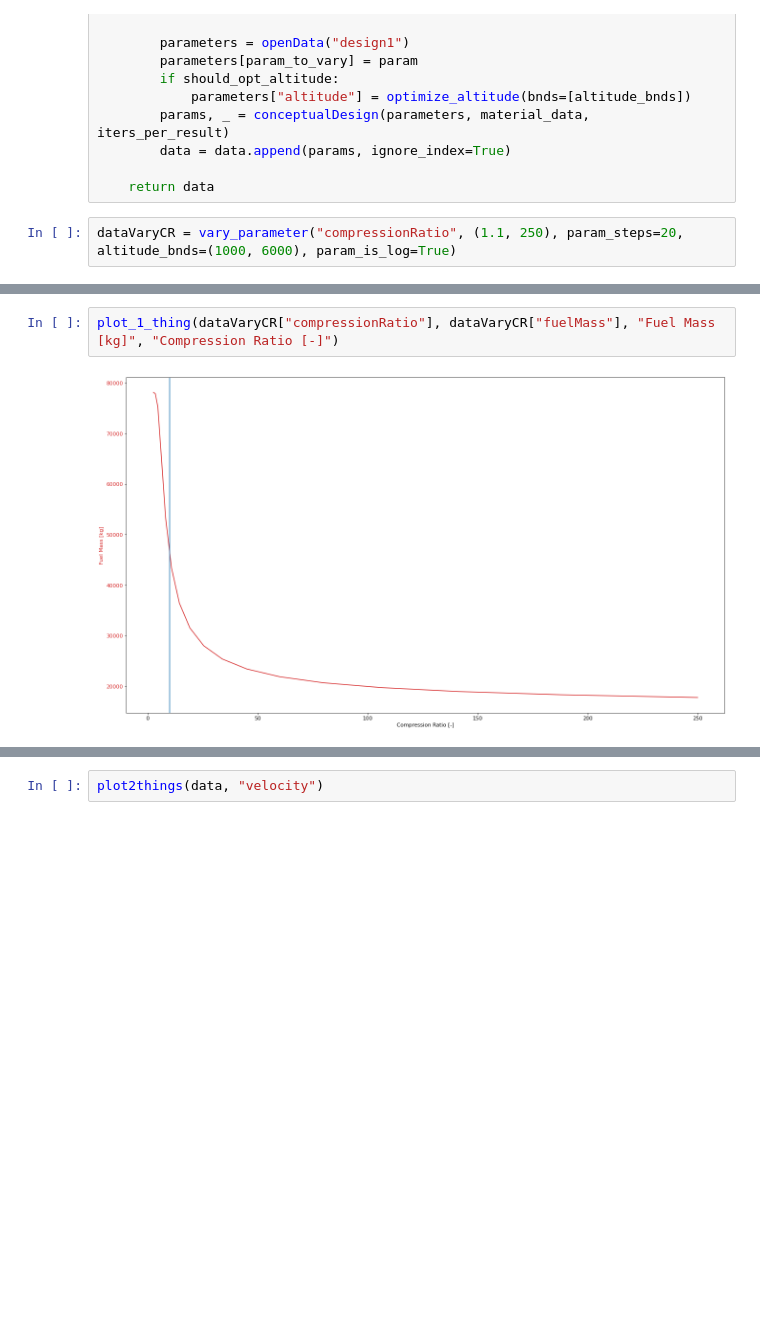
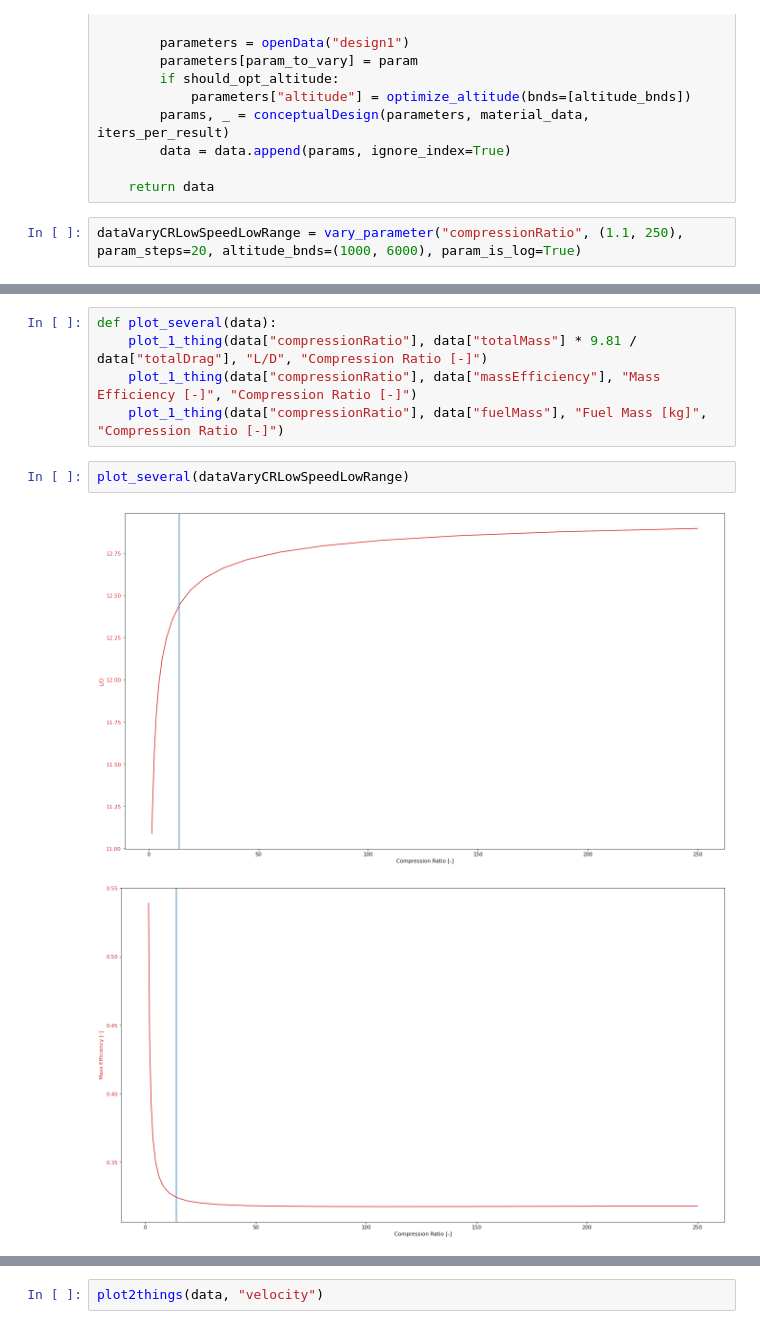
Before and after one commit to sashalikesplanes/AircraftPrelimenaryDesignTool, a Jupyter notebook: DataExploration.ipynb, the cells around one changed output, grey strips where cells are left out. Cells and saved outputs as stored; diff of their text form; blank space fills up the shorter version.

```diff
--- a/DataExploration.ipynb
+++ b/DataExploration.ipynb
@@ -31,5 +31,5 @@ def vary_parameter(param_to_vary, param_bounds, param_steps, param_is_log=False,
 
     return data
 # %%
-dataVaryCR = vary_parameter("compressionRatio", (1.1, 250), param_steps=20, altitude_bnds=(1000, 6000), param_is_log=True)
+dataVaryCRLowSpeedLowRange = vary_parameter("compressionRatio", (1.1, 250), param_steps=20, altitude_bnds=(1000, 6000), param_is_log=True)
 # %% [output]
@@ -68,4 +47,10 @@ nan 2.5 5000000 100
+# %%
+def plot_several(data):
+    plot_1_thing(data["compressionRatio"], data["totalMass"] * 9.81 / data["totalDrag"], "L/D", "Compression Ratio [-]")
+    plot_1_thing(data["compressionRatio"], data["massEfficiency"], "Mass Efficiency [-]", "Compression Ratio [-]")
+    plot_1_thing(data["compressionRatio"], data["fuelMass"], "Fuel Mass [kg]", "Compression Ratio [-]")
 # %%
-plot_1_thing(dataVaryCR["compressionRatio"], dataVaryCR["fuelMass"], "Fuel Mass [kg]", "Compression Ratio [-]")
+plot_several(dataVaryCRLowSpeedLowRange)
 # %% [output]
-[figure, old version]
+[figure, new version]
+[figure, added]
```
Also changed, not shown: parts of 10 cells of this notebook, 7 other files.
